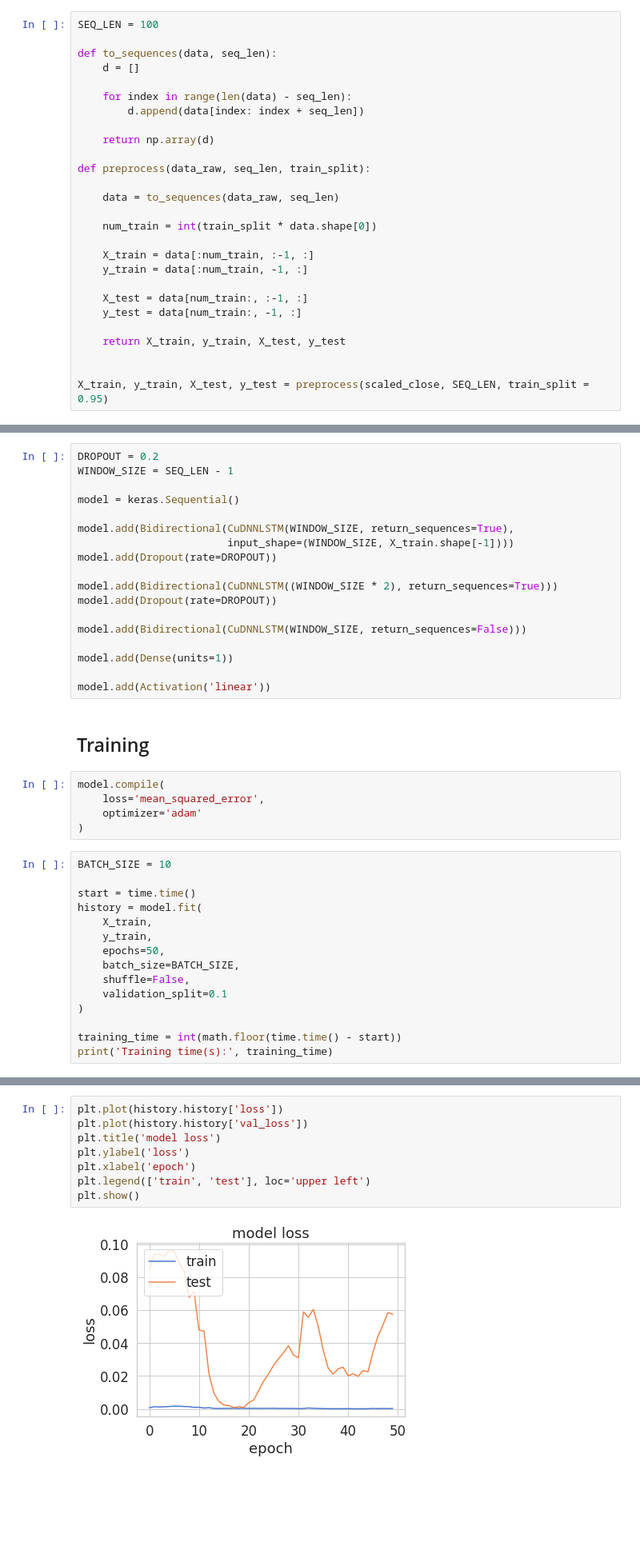
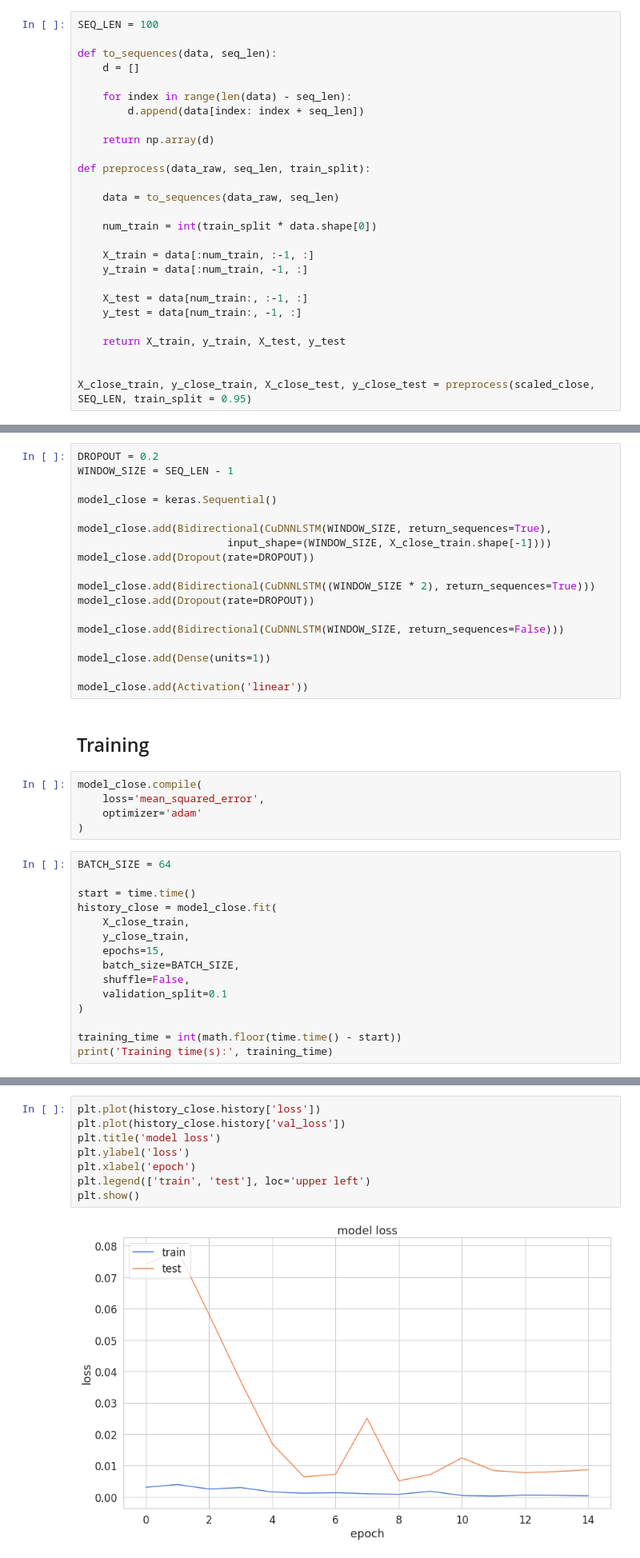
Before and after one commit to CHERR4/TFM-Crypto-Predict, a Jupyter notebook: TFM_Predicting_Crypto.ipynb, the cells around one changed output, grey strips where cells are left out. Shown at 80% size. Cells and saved outputs as stored; diff of their text form; blank space fills up the shorter version.

```diff
--- a/TFM_Predicting_Crypto.ipynb
+++ b/TFM_Predicting_Crypto.ipynb
@@ -200,5 +197,5 @@ def preprocess(data_raw, seq_len, train_split):
     return X_train, y_train, X_test, y_test
 
 
-X_train, y_train, X_test, y_test = preprocess(scaled_close, SEQ_LEN, train_split = 0.95)
+X_close_train, y_close_train, X_close_test, y_close_test = preprocess(scaled_close, SEQ_LEN, train_split = 0.95)
 # %%
@@ -215,35 +212,35 @@ X_test.shape
 DROPOUT = 0.2
 WINDOW_SIZE = SEQ_LEN - 1
 
-model = keras.Sequential()
+model_close = keras.Sequential()
 
-model.add(Bidirectional(CuDNNLSTM(WINDOW_SIZE, return_sequences=True),
-                        input_shape=(WINDOW_SIZE, X_train.shape[-1])))
-model.add(Dropout(rate=DROPOUT))
+model_close.add(Bidirectional(CuDNNLSTM(WINDOW_SIZE, return_sequences=True),
+                        input_shape=(WINDOW_SIZE, X_close_train.shape[-1])))
+model_close.add(Dropout(rate=DROPOUT))
 
-model.add(Bidirectional(CuDNNLSTM((WINDOW_SIZE * 2), return_sequences=True)))
-model.add(Dropout(rate=DROPOUT))
+model_close.add(Bidirectional(CuDNNLSTM((WINDOW_SIZE * 2), return_sequences=True)))
+model_close.add(Dropout(rate=DROPOUT))
 
-model.add(Bidirectional(CuDNNLSTM(WINDOW_SIZE, return_sequences=False)))
+model_close.add(Bidirectional(CuDNNLSTM(WINDOW_SIZE, return_sequences=False)))
 
-model.add(Dense(units=1))
+model_close.add(Dense(units=1))
 
-model.add(Activation('linear'))
+model_close.add(Activation('linear'))
 # %% [markdown]
 ## Training
 # %%
-model.compile(
+model_close.compile(
     loss='mean_squared_error',
     optimizer='adam'
 )
 # %%
-BATCH_SIZE = 10
+BATCH_SIZE = 64
 
 start = time.time()
-history = model.fit(
-    X_train,
-    y_train,
-    epochs=50,
+history_close = model_close.fit(
+    X_close_train,
+    y_close_train,
+    epochs=15,
     batch_size=BATCH_SIZE,
     shuffle=False,
     validation_split=0.1
@@ -279,13 +276,13 @@ model.evaluate(X_test, y_test)
 # %%
-plt.plot(history.history['loss'])
-plt.plot(history.history['val_loss'])
+plt.plot(history_close.history['loss'])
+plt.plot(history_close.history['val_loss'])
 plt.title('model loss')
 plt.ylabel('loss')
 plt.xlabel('epoch')
 plt.legend(['train', 'test'], loc='upper left')
 plt.show()
 # %% [output]
-[figure, old version]
+[figure, new version]
 # %% [markdown]
 # Prediction
 # %%
```
Also changed, not shown: parts of 25 cells of this notebook.
